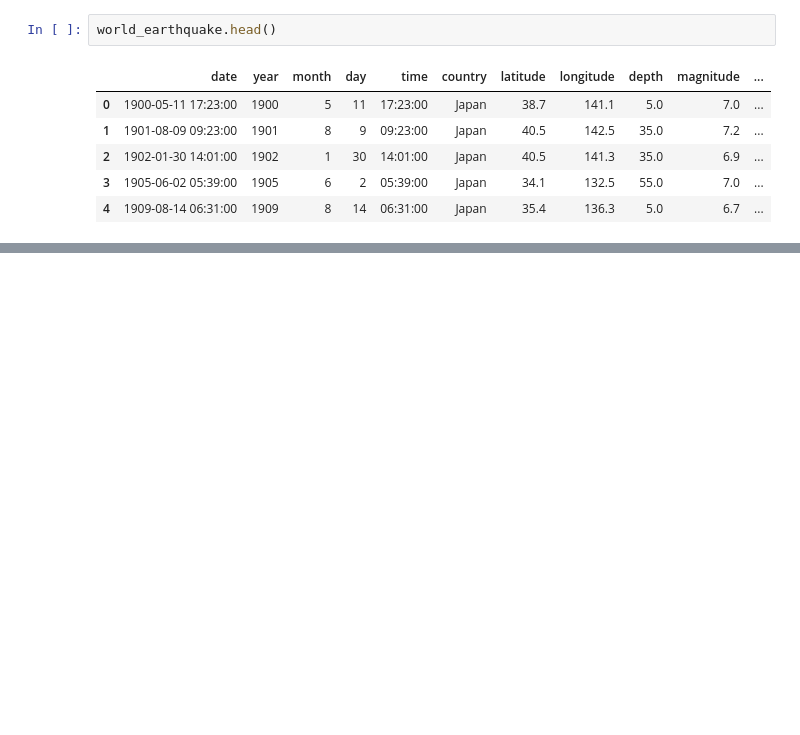
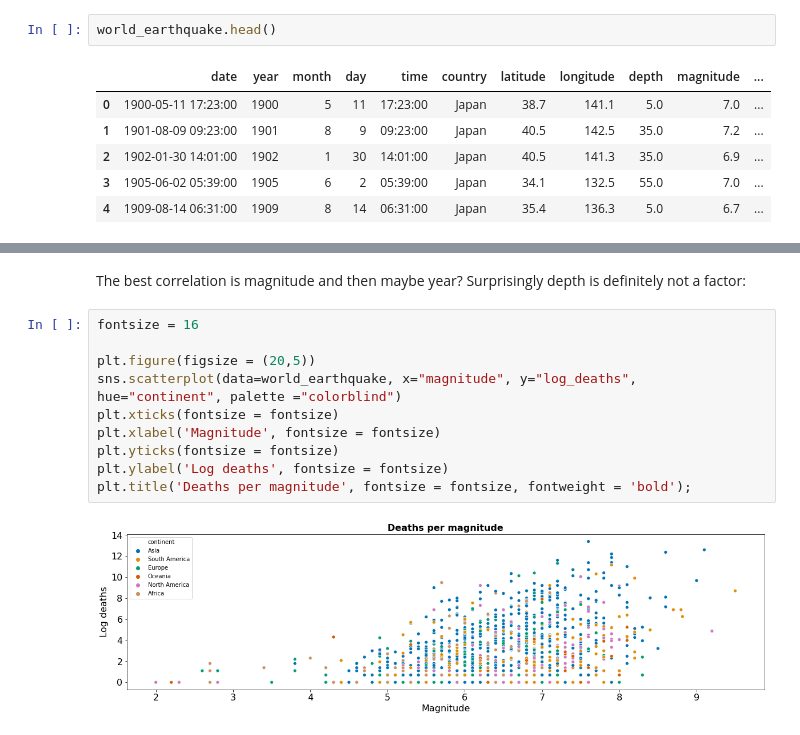
Before and after one commit to nss-data-science-cohort-4/dq3-earthquakes-amdquake, a Jupyter notebook: notebook/world_earthquake_alg_analysis.ipynb, the cells around one changed output, grey strips where cells are left out. Saved outputs shown, nothing was run; the diff lists cells and outputs as text; blank space fills up the shorter version.

```diff
--- a/notebook/world_earthquake_alg_analysis.ipynb
+++ b/notebook/world_earthquake_alg_analysis.ipynb
@@ -80 +125,15 @@ world_earthquake[(world_earthquake.deaths > 10000)]
+# %% [markdown]
+The best correlation is magnitude and then maybe year? Surprisingly depth is definitely not a factor:
+# %%
+fontsize = 16
+
+plt.figure(figsize = (20,5))
+sns.scatterplot(data=world_earthquake, x="magnitude", y="log_deaths", hue="continent", palette ="colorblind")
+plt.xticks(fontsize = fontsize)
+plt.xlabel('Magnitude', fontsize = fontsize)
+plt.yticks(fontsize = fontsize)
+plt.ylabel('Log deaths', fontsize = fontsize)
+plt.title('Deaths per magnitude', fontsize = fontsize, fontweight = 'bold');
+# %% [output]
+[figure, added]
 # %%
```
Also changed, not shown: parts of 75 cells of this notebook, 9 other files.
